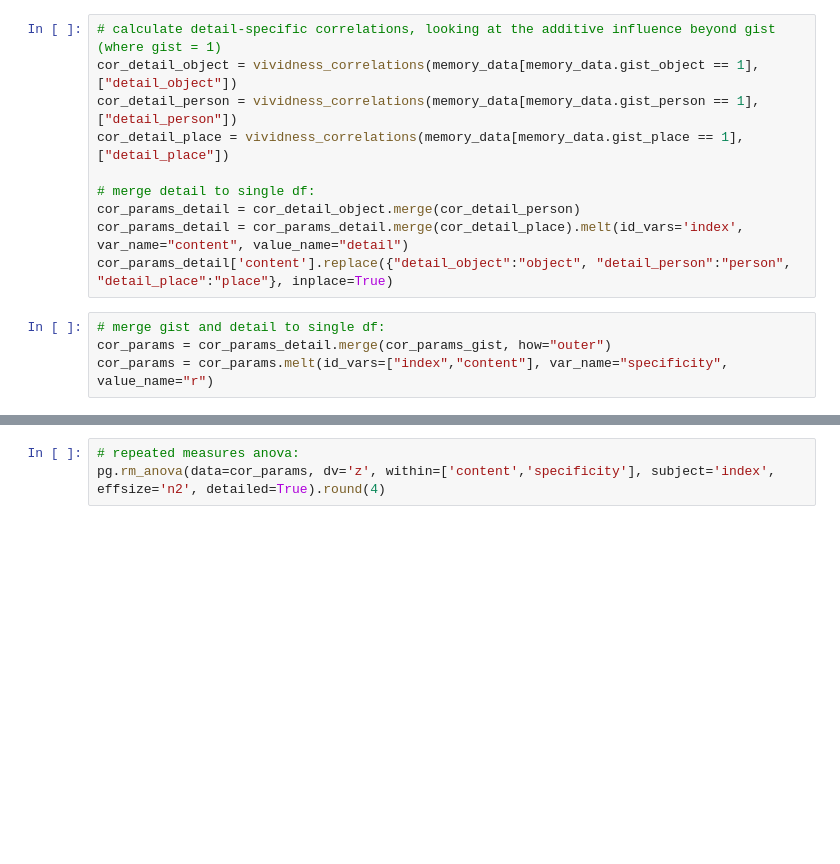
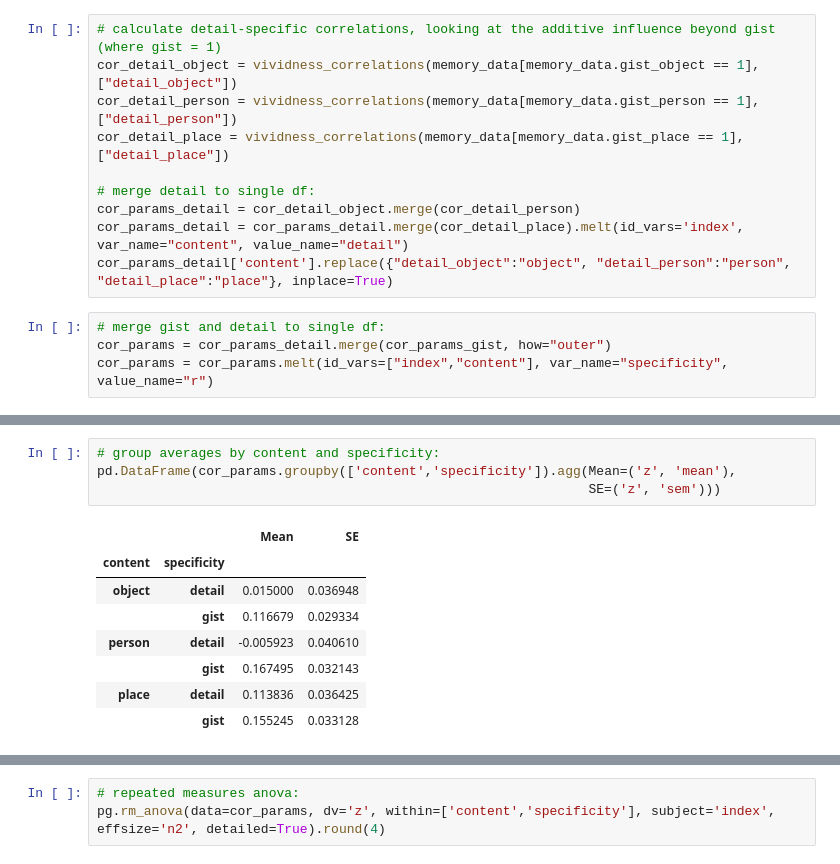
Before and after one commit to memobc/paper-vividness-features, a Jupyter notebook: code/vividness_analysis_Exp1.ipynb, the cells around one changed output, grey strips where cells are left out. Drawn from its saved outputs; the diff is of its cells as text; blank space fills up the shorter version.

Commit message:
added mean and se for correlations

```diff
--- a/code/vividness_analysis_Exp1.ipynb
+++ b/code/vividness_analysis_Exp1.ipynb
@@ -425,3 +425,16 @@ cor_params.head()
+# %%
+# group averages by content and specificity:
+pd.DataFrame(cor_params.groupby(['content','specificity']).agg(Mean=('z', 'mean'),
+                                                               SE=('z', 'sem')))
+# %% [output]
+|  |  | Mean | SE |
+| content | specificity |  |  |
+| object | detail | 0.015000 | 0.036948 |
+|  | gist | 0.116679 | 0.029334 |
+| person | detail | -0.005923 | 0.040610 |
+|  | gist | 0.167495 | 0.032143 |
+| place | detail | 0.113836 | 0.036425 |
+|  | gist | 0.155245 | 0.033128 |
 # %%
 # one-sample t-tests:
 tests = []
```
Also changed, not shown: parts of 5 cells of this notebook, 20 other files.
